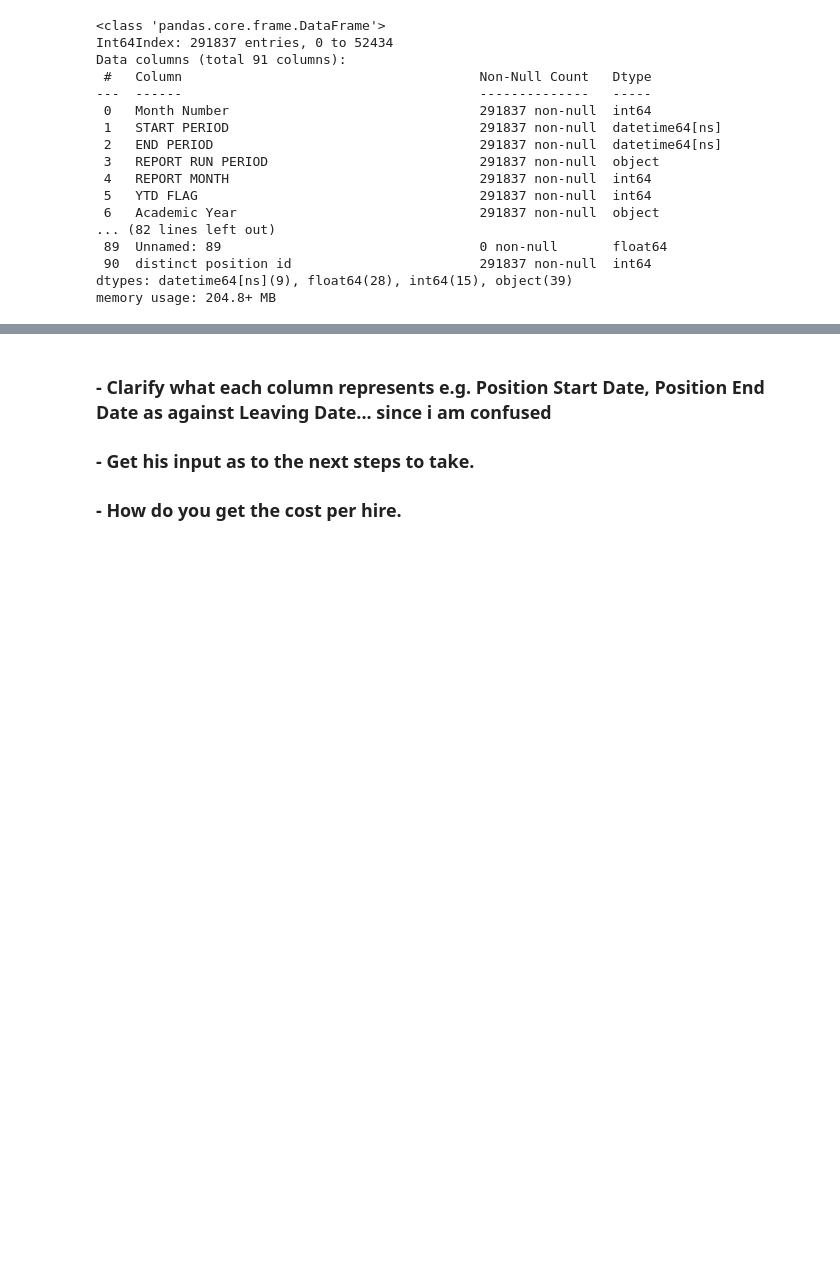
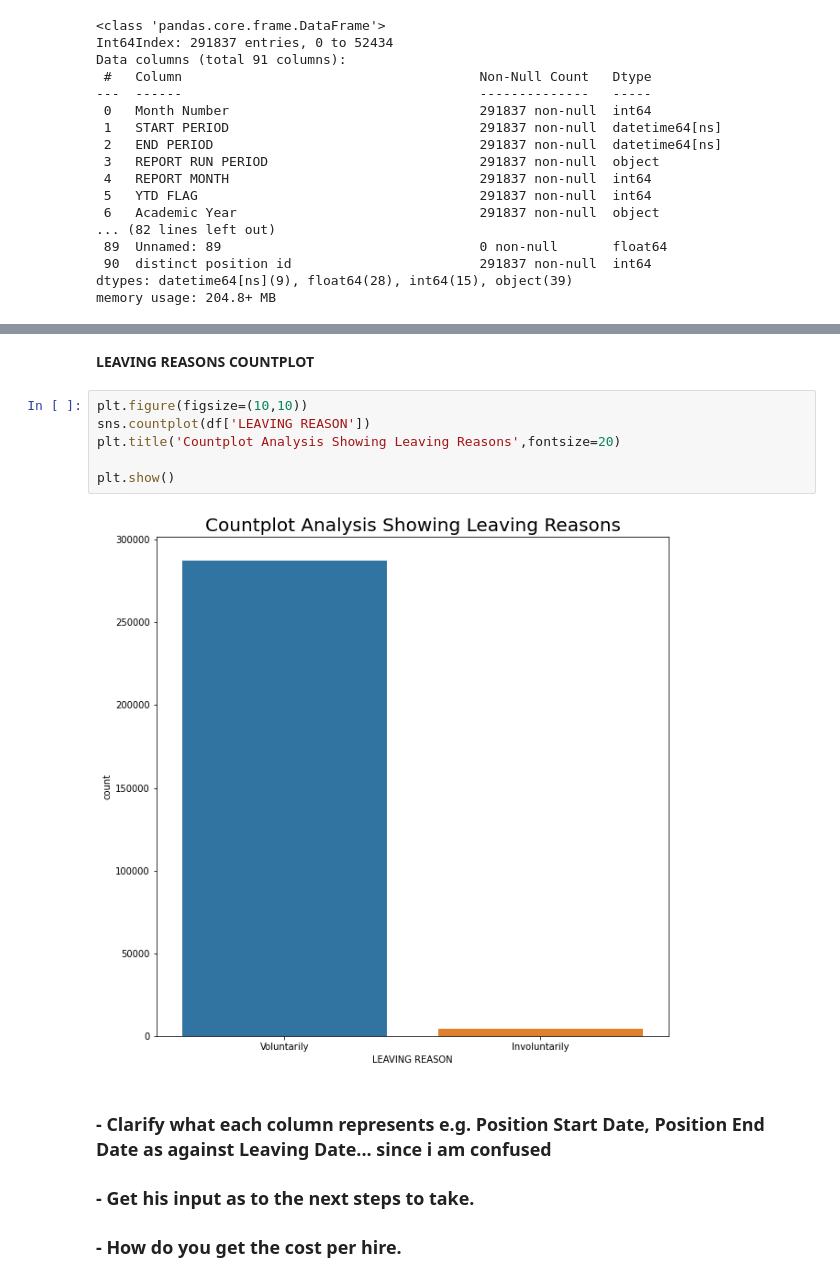
Before and after one commit to thatquams/Employee-churn-Prediction, a Jupyter notebook: HR_Project.ipynb, the cells around one changed output, grey strips where cells are left out. Cells and saved outputs as stored; diff of their text form; blank space fills up the shorter version.

```diff
--- a/HR_Project.ipynb
+++ b/HR_Project.ipynb
@@ -107,3 +144,13 @@ memory usage: 204.8+ MB
+# %% [markdown]
+**LEAVING REASONS COUNTPLOT**
+# %%
+plt.figure(figsize=(10,10))
+sns.countplot(df['LEAVING REASON'])
+plt.title('Countplot Analysis Showing Leaving Reasons',fontsize=20)
+
+plt.show()
+# %% [output]
+[figure, added]
 # %% [markdown]
 ### - Clarify what each column represents e.g. **Position Start Date**, **Position End Date** as against **Leaving Date**... since i am confused
 
```
Also changed, not shown: parts of 108 cells of this notebook.
